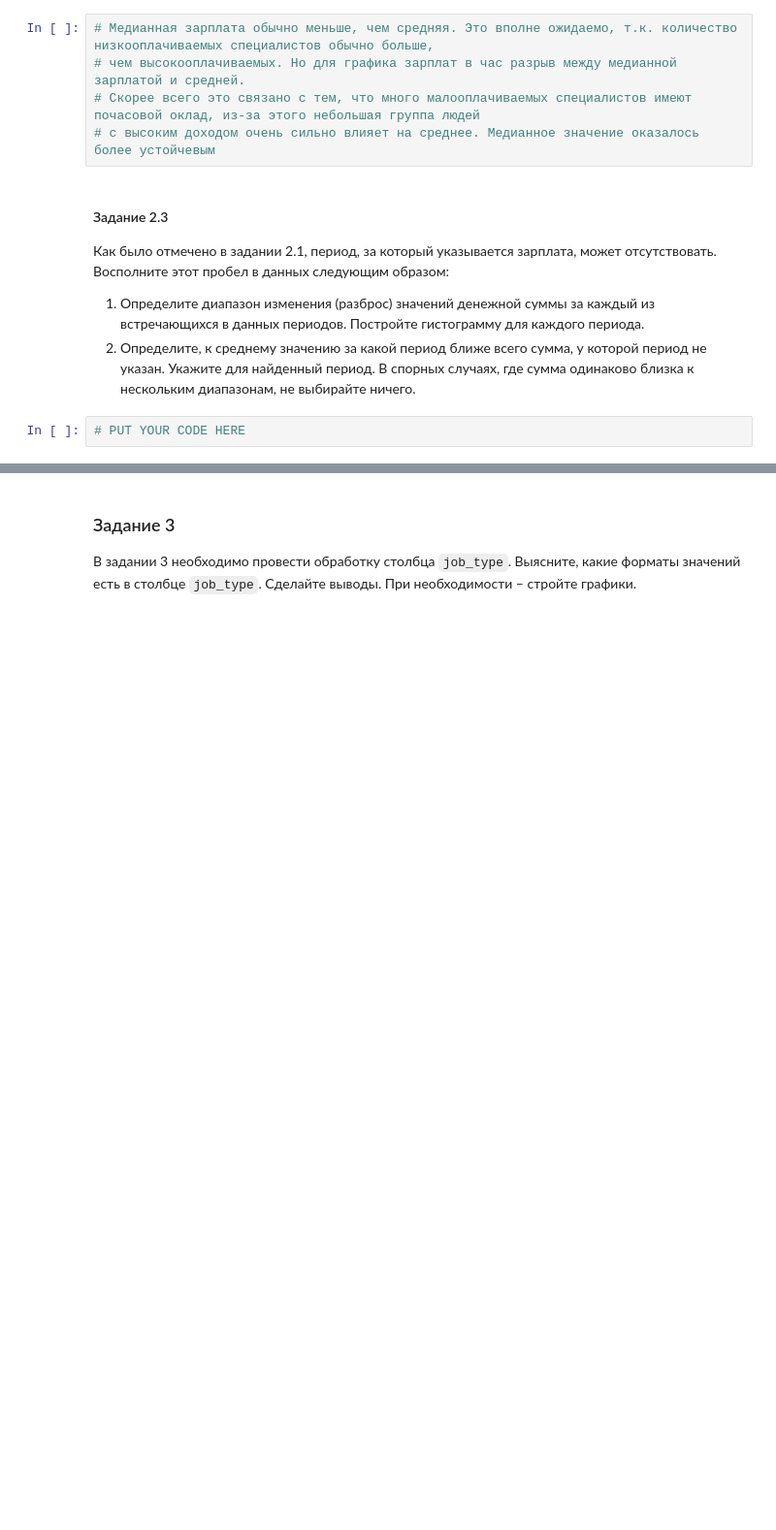
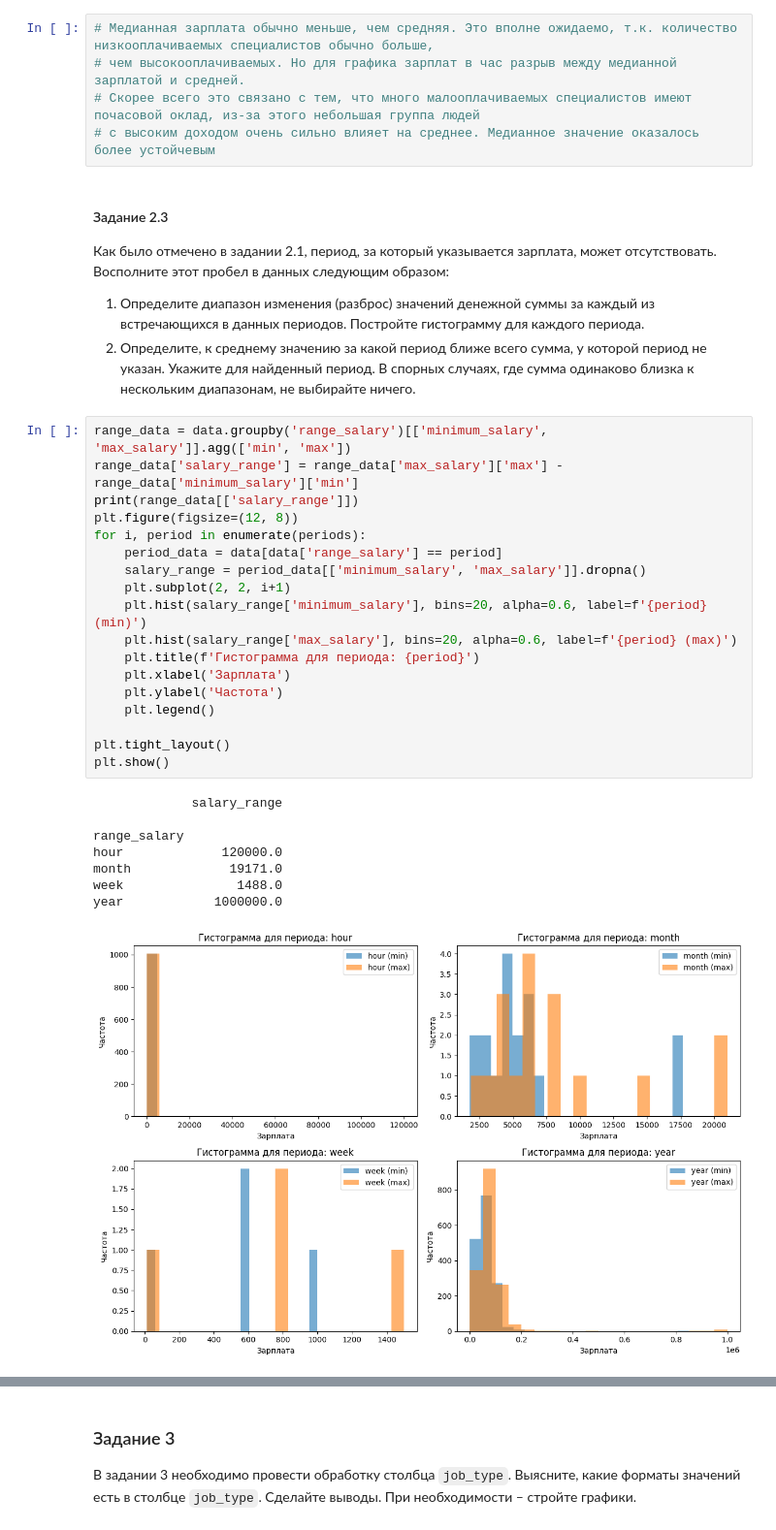
Before and after one commit to Sap-Artem/visualization_lab3, a Jupyter notebook: lab3.ipynb, the cells around one changed output, grey strips where cells are left out. Shown: that part at 97% size. Saved outputs shown, nothing was run; the diff lists cells and outputs as text; blank space fills up the shorter version.

```diff
--- a/lab3.ipynb
+++ b/lab3.ipynb
@@ -559,5 +559,30 @@ plt.show()
 
 1. Определите диапазон изменения (разброс) значений денежной суммы за каждый из встречающихся в данных периодов. Постройте гистограмму для каждого периода.
 2. Определите, к среднему значению за какой период ближе всего сумма, у которой период не указан. Укажите для найденный период. В спорных случаях, где сумма одинаково близка к нескольким диапазонам, не выбирайте ничего.
-# %%
-# PUT YOUR CODE HERE
+# %%
+range_data = data.groupby('range_salary')[['minimum_salary', 'max_salary']].agg(['min', 'max'])
+range_data['salary_range'] = range_data['max_salary']['max'] - range_data['minimum_salary']['min']
+print(range_data[['salary_range']])
+plt.figure(figsize=(12, 8))
+for i, period in enumerate(periods):
+    period_data = data[data['range_salary'] == period]
+    salary_range = period_data[['minimum_salary', 'max_salary']].dropna()
+    plt.subplot(2, 2, i+1)
+    plt.hist(salary_range['minimum_salary'], bins=20, alpha=0.6, label=f'{period} (min)')
+    plt.hist(salary_range['max_salary'], bins=20, alpha=0.6, label=f'{period} (max)')
+    plt.title(f'Гистограмма для периода: {period}')
+    plt.xlabel('Зарплата')
+    plt.ylabel('Частота')
+    plt.legend()
+
+plt.tight_layout()
+plt.show()
+# %% [output]
+             salary_range
+
+range_salary
+hour             120000.0
+month             19171.0
+week               1488.0
+year            1000000.0
+[figure, added]
```
Also changed, not shown: parts of 11 cells of this notebook.
